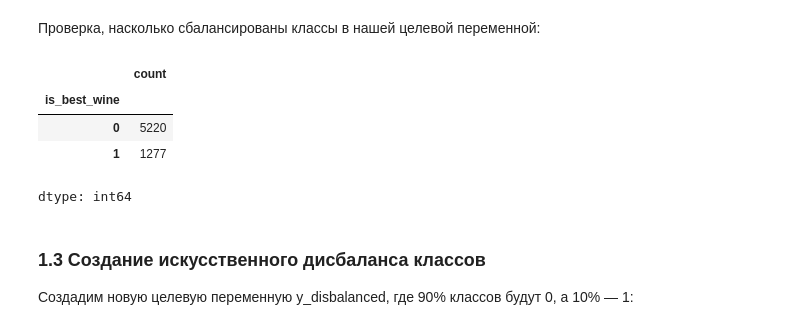
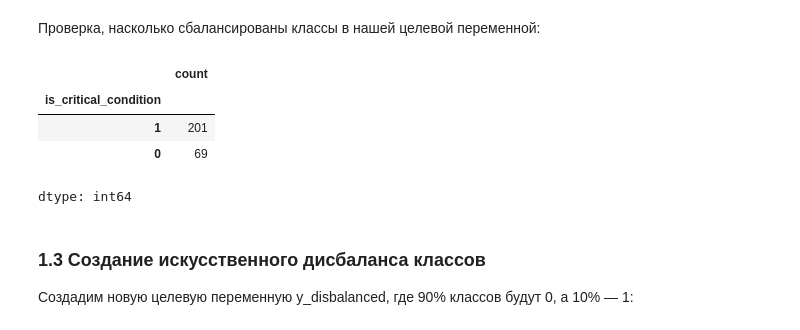
Before and after one commit to Lazar186/Borisovik, a Jupyter notebook: Копия_блокнота_"Практика_4_ipynb".ipynb, the cells around one changed output. Saved outputs shown, nothing was run; the diff lists cells and outputs as text; code cells hidden in the pictures.

```diff
--- a/Копия_блокнота_"Практика_4_ipynb".ipynb
+++ b/Копия_блокнота_"Практика_4_ipynb".ipynb
@@ -74,16 +238,39 @@ from sklearn.linear_model import LogisticRegression
 from sklearn.metrics import classification_report, confusion_matrix, accuracy_score
 
 # Загрузка набора данных
-df = pd.read_csv('/content/wine.csv')
+df = pd.read_csv('/content/heart_disease (1).csv')
 
-df['is_best_wine'] = np.where(df['quality'] >= 7, 1, 0)
-df.is_best_wine = df.is_best_wine.astype('category')
-df['type'] = df['type'].astype('category')
+# Удаляем лишние пробелы в названиях столбцов
+df.columns = df.columns.str.strip()
 
-y = df['is_best_wine'] # выбираем целевую переменную (категориальную)
-X = df.drop('is_best_wine', axis=1) # переменные для проверки влияния
+# Теперь можно работать с данными, например, с 'maximum heart rate achieved'
+df['is_critical_condition'] = np.where(
+    (df['resting blood pressure'] > 140) |
+    (df['maximum heart rate achieved'] < 100) |
+    (df['exercise induced angina'] == 1) |
+    (df['serum cholestoral in mg/dl'] > 240) |
+    (df['oldpeak'] > 2.5),
+    1,  # Критическое состояние
+    0   # Состояние некритическое
+).astype(int)
 
-# В моем случае я дропаю базовую переменную, а не только. Y
-X = X.drop('quality', axis=1)
-df.drop('quality', axis=1).info()
+# Проверка первых строк
+print(df[['resting blood pressure',
+          'maximum heart rate achieved',
+          'exercise induced angina',
+          'serum cholestoral in mg/dl',
+          'oldpeak',
+          'is_critical_condition']].head())
+
+# Целевая переменная (критическое состояние)
+Y = df['is_critical_condition']  # выбираем целевую переменную
+
+# Переменные для проверки влияния (дропаем 'is_critical_condition' и 'Disease')
+X = df.drop(['is_critical_condition', 'Disease'], axis=1)  # удаляем обе целевые переменные
+
+# Проверка
+print(X.head())
+print(Y.head())
+
+df.drop('Disease', axis=1).info()
 # %% [output]
@@ -118,12 +302,12 @@ X = pd.get_dummies(X, columns=category_columns,drop_first=True) # drop_first=Tru
 # %% [markdown]
 Проверка, насколько сбалансированы классы в нашей целевой переменной:
 # %%
-y.value_counts()
+Y.value_counts()
 # %% [output]
 |  | count |
-| is_best_wine |  |
-| 0 | 5220 |
-| 1 | 1277 |
+| is_critical_condition |  |
+| 1 | 201 |
+| 0 | 69 |
 dtype: int64
 # %% [markdown]
 ### 1.3 Создание искусственного дисбаланса классов
```
Also changed, not shown: parts of 43 cells of this notebook.
